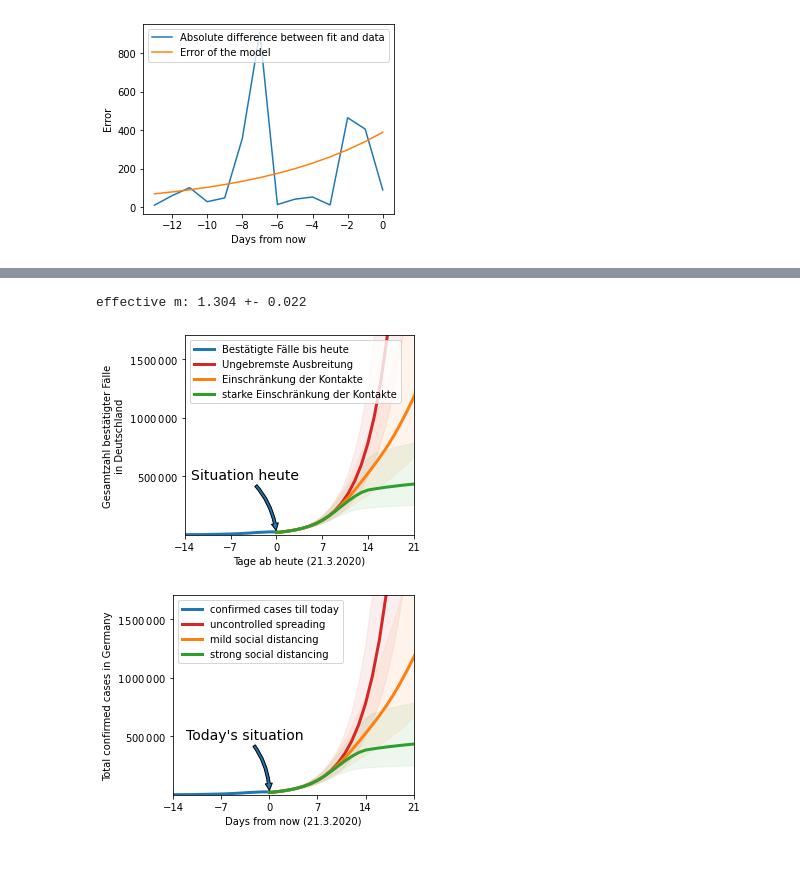
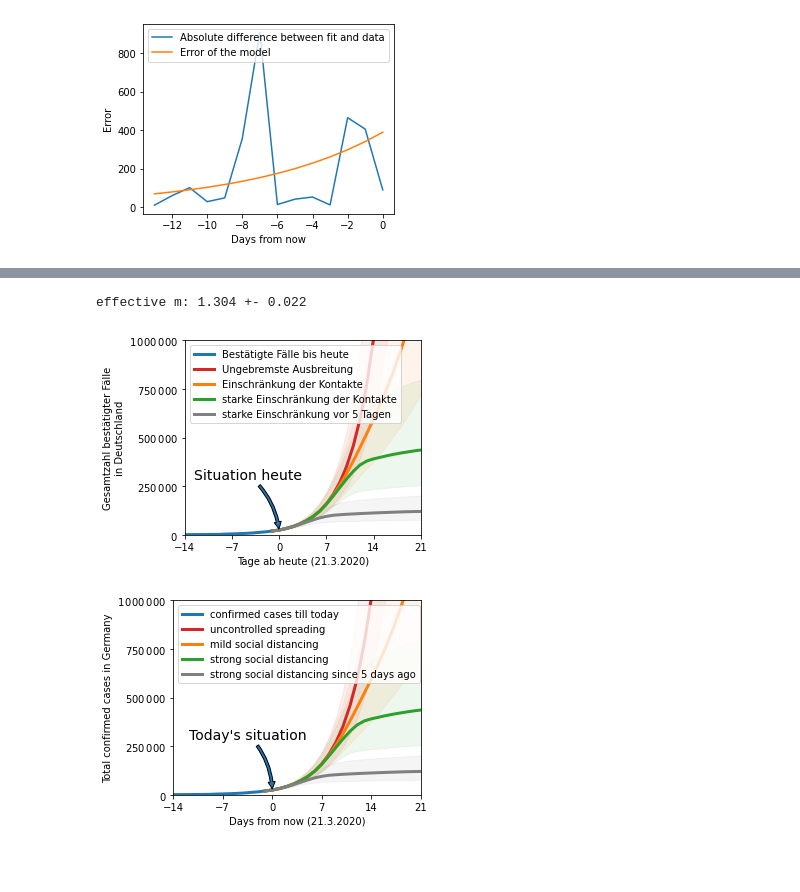
Before and after one commit to Priesemann-Group/covid_bayesian_mcmc, a Jupyter notebook: Corona_germany_SIR.ipynb, the cells around one changed output, grey strips where cells are left out. Saved outputs shown, nothing was run; the diff lists cells and outputs as text; code cells hidden in the pictures.

Commit message:
Added scenario strong soc. dista. since 5 days ago

```diff
--- a/Corona_germany_SIR.ipynb
+++ b/Corona_germany_SIR.ipynb
@@ -280,70 +294,74 @@ array([  20204.42848489,   27092.4040388 ,   36327.14508307,
 [figure]
 # %%
 legends_lang = {'german': ['Bestätigte Fälle bis heute', ['Ungebremste Ausbreitung',
-           'Einschränkung der Kontakte', 'starke Einschränkung der Kontakte'],
+           'Einschränkung der Kontakte', 'starke Einschränkung der Kontakte',
+           'starke Einschränkung vor 5 Tagen'],
                            'Tage ab heute ({}.{}.{})'.format(date_today.day, date_today.month, date_today.year),
                            'Gesamtzahl bestätigter Fälle\nin Deutschland',
                            "Situation heute"],
             'english': ['confirmed cases till today',['uncontrolled spreading', 'mild social distancing',
-                                                          'strong social distancing'],
+                                                      'strong social distancing', 'strong social distancing since 5 days ago'],
                             'Days from now ({}.{}.{})'.format(date_today.day, date_today.month, date_today.year),
                             'Total confirmed cases in Germany',
                             "Today's situation"]}
 obs_cases_labels = ['new_I_no_change', 'new_I_soc_dist',
-                    'new_I_isol', 'new_I_isol_later']
-cases_obs_to_plot = np.array(confirmed_cases.loc[confirmed_cases['Country/Region'] == 'Germany', '2/25/20':])[0]
-
+                    'new_I_isol', 'new_I_isol_later', 'new_I_isol_earlyier']
+cases_obs_to_plot = np.array(confirmed_cases.loc[confirmed_cases['Country/Region'] == 'Germany', '1/22/20':data_end])[0]
 def return_obs_cases_future(trace):
   obs_cases_future = dict()
   for label in obs_cases_labels:
-    obs_cases_future[label] = np.cumsum(trace[label], axis=1) + cases_obs[-1]
+    obs_cases_future[label] = np.cumsum(trace[label], axis=1) + \
+        np.sum(trace.new_I_past, axis=1)[:, None] + trace.I_begin[:, None]
     obs_cases_future[label] = obs_cases_future[label].T
   return obs_cases_future
 
+obs_cases_labels_loc = obs_cases_labels[:]
+obs_cases_labels_loc.pop(3)
+
 for lang, legends_list in legends_lang.items():
-  plt.figure(figsize=(4.7,3.5))
-  colors = ['tab:red', 'tab:orange', "tab:green"]
-  time = np.arange(-len(cases_obs_to_plot)+1, 1)
+  plt.figure(figsize=(4.8,3.5))
+  colors = ['tab:red', 'tab:orange', "tab:green", 'gray']
+  time = np.arange(-len(cases_obs_to_plot), 0)
   plt.plot(time, cases_obs_to_plot, label=legends_list[0], linewidth=3)
   dict_obsc_cases = return_obs_cases_future(trace)
-  for label, color, legend in zip(obs_cases_labels, colors, legends_list[1]):
-    time = np.arange(num_days_to_predict+1)
+
+  for label, color, legend in zip(obs_cases_labels_loc, colors, legends_list[1]):
+    time = np.arange(-1, num_days_to_predict)
     cases = dict_obsc_cases[label]
     cases = np.concatenate([np.ones((1,cases.shape[1]))*cases_obs[-1], cases], axis=0)
     median = np.median(cases, axis=-1)
     percentiles = np.percentile(cases, q=2.5, axis=-1), np.percentile(cases, q=97.5, axis=-1)
     plt.plot(time, median, color, linewidth=3, label=legend)
     plt.fill_between(time, percentiles[0], percentiles[1], alpha=0.08, color = color)
 
-
   plt.xlim(-14, 21)
-  plt.ylim(100, 1700_000)
+  plt.ylim(0, 1_000_000)
   plt.yscale('linear')
   plt.xlabel(legends_list[2])
   plt.ylabel(legends_list[3])
   #plt.locator_params(axis='y', nbins=4)
   plt.legend(loc='upper left')
   plt.xticks([-14,-7,0,7,14,21])
   plt.locator_params(nbins=4, axis='y')
   func_format = lambda num, _: '${:,.0f}$'.format(num).replace(',','\,')
   plt.gca().yaxis.set_major_formatter(matplotlib.ticker.FuncFormatter(func_format))
 
   plt.gca().annotate(legends_list[4],
               xy=(0., 20_000), xycoords='data',
               xytext=(0.45, 0.4), textcoords='figure fraction',
               size=14, va="center", ha="center",
               arrowprops=dict(arrowstyle="simple",
                               connectionstyle="arc3,rad=-0.2"),
               )
 
   plt.tight_layout()
   plt.savefig('cumulative_corona_germany_{}.png'.format(lang), dpi=300)
 
 print('effective m: {:.3f} +- {:.3f}'.format(1+np.median(trace.λ - trace.μ), np.std(trace.λ - trace.μ)))
 # %% [output]
 effective m: 1.304 +- 0.022
-[figure, old version]
+[figure, new version]
-[figure, old version]
+[figure, new version]
 # %% [markdown]
 #
 # %%
```
Also changed, not shown: parts of 3 cells of this notebook.
